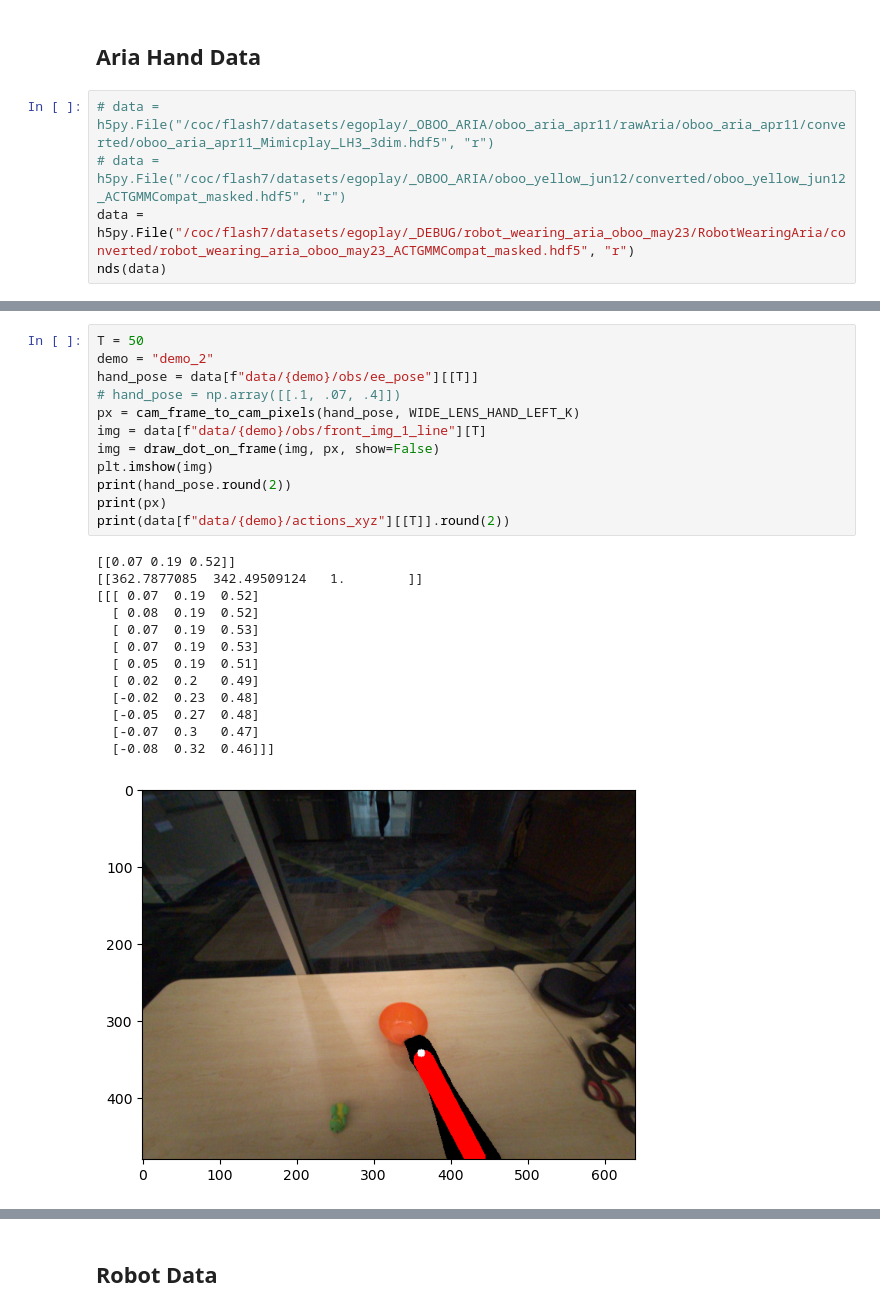
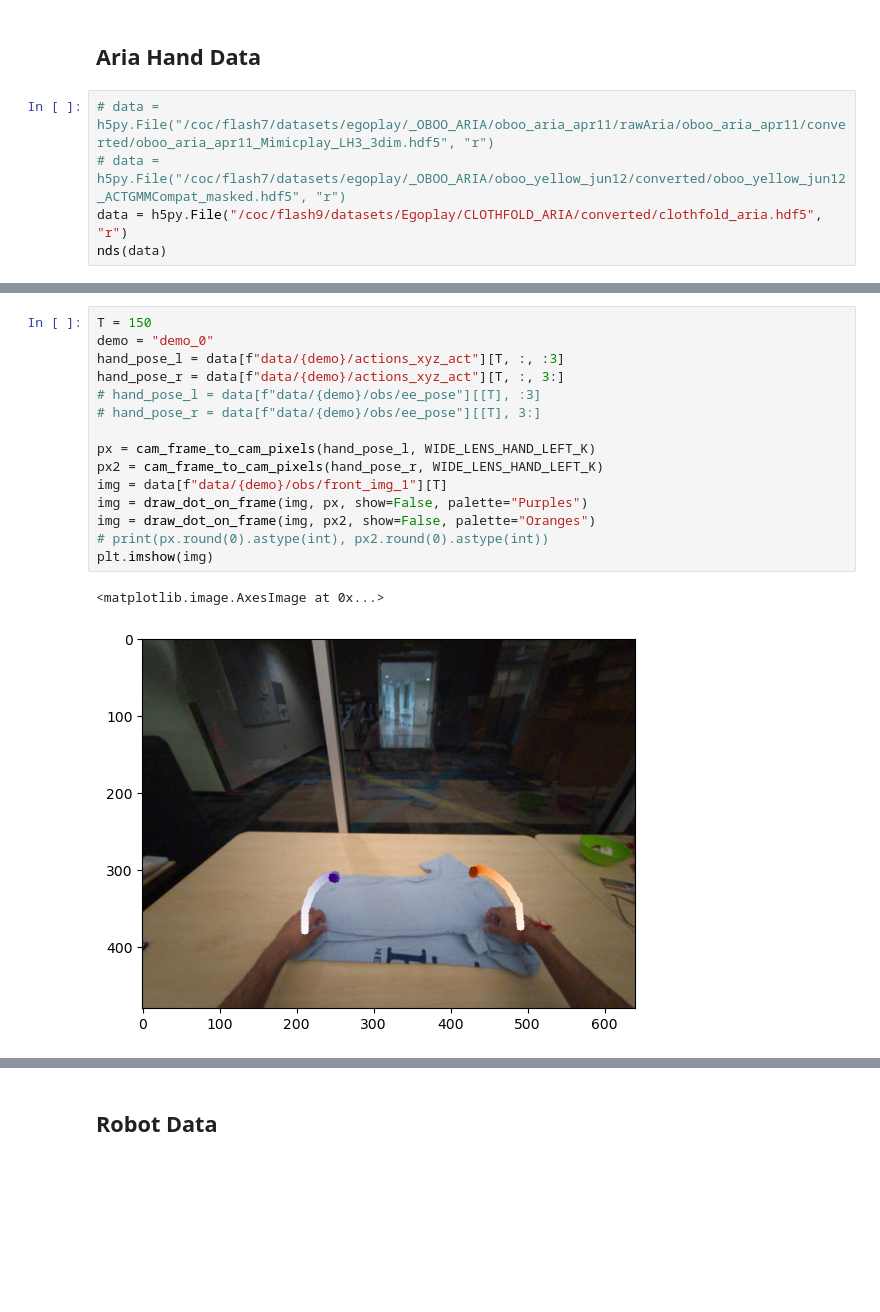
Before and after one commit to swati-gupta-tri-global/EgoMimic, a Jupyter notebook: mimicplay/scripts/aloha_process/VRV1.ipynb, the cells around one changed output, grey strips where cells are left out. Cells and saved outputs as stored; diff of their text form; blank space fills up the shorter version.

Commit message:
bimanual aria process and hand overlay fixes

```diff
--- a/mimicplay/scripts/aloha_process/VRV1.ipynb
+++ b/mimicplay/scripts/aloha_process/VRV1.ipynb
@@ -65,6 +65,6 @@ plt.imshow(img)
 # %%
 # data = h5py.File("/coc/flash7/datasets/egoplay/_OBOO_ARIA/oboo_aria_apr11/rawAria/oboo_aria_apr11/converted/oboo_aria_apr11_Mimicplay_LH3_3dim.hdf5", "r")
 # data = h5py.File("/coc/flash7/datasets/egoplay/_OBOO_ARIA/oboo_yellow_jun12/converted/oboo_yellow_jun12_ACTGMMCompat_masked.hdf5", "r")
-data = h5py.File("/coc/flash7/datasets/egoplay/_DEBUG/robot_wearing_aria_oboo_may23/RobotWearingAria/converted/robot_wearing_aria_oboo_may23_ACTGMMCompat_masked.hdf5", "r")
+data = h5py.File("/coc/flash9/datasets/Egoplay/CLOTHFOLD_ARIA/converted/clothfold_aria.hdf5", "r")
 nds(data)
 # %% [output]
@@ -88,26 +72,18 @@ mask: dict with keys:  <KeysViewHDF5 ['train', 'valid']>
-# %%
-T = 50
-demo = "demo_2"
-hand_pose = data[f"data/{demo}/obs/ee_pose"][[T]]
-# hand_pose = np.array([[.1, .07, .4]])
-px = cam_frame_to_cam_pixels(hand_pose, WIDE_LENS_HAND_LEFT_K)
-img = data[f"data/{demo}/obs/front_img_1_line"][T]
-img = draw_dot_on_frame(img, px, show=False)
-plt.imshow(img)
-print(hand_pose.round(2))
-print(px)
-print(data[f"data/{demo}/actions_xyz"][[T]].round(2))
-# %% [output]
-[[0.07 0.19 0.52]]
-[[362.7877085  342.49509124   1.        ]]
-[[[ 0.07  0.19  0.52]
-  [ 0.08  0.19  0.52]
-  [ 0.07  0.19  0.53]
-  [ 0.07  0.19  0.53]
-  [ 0.05  0.19  0.51]
-  [ 0.02  0.2   0.49]
-  [-0.02  0.23  0.48]
-  [-0.05  0.27  0.48]
-  [-0.07  0.3   0.47]
-  [-0.08  0.32  0.46]]]
-[figure, removed]
+# %%
+T = 150
+demo = "demo_0"
+hand_pose_l = data[f"data/{demo}/actions_xyz_act"][T, :, :3]
+hand_pose_r = data[f"data/{demo}/actions_xyz_act"][T, :, 3:]
+# hand_pose_l = data[f"data/{demo}/obs/ee_pose"][[T], :3]
+# hand_pose_r = data[f"data/{demo}/obs/ee_pose"][[T], 3:]
+
+px = cam_frame_to_cam_pixels(hand_pose_l, WIDE_LENS_HAND_LEFT_K)
+px2 = cam_frame_to_cam_pixels(hand_pose_r, WIDE_LENS_HAND_LEFT_K)
+img = data[f"data/{demo}/obs/front_img_1"][T]
+img = draw_dot_on_frame(img, px, show=False, palette="Purples")
+img = draw_dot_on_frame(img, px2, show=False, palette="Oranges")
+# print(px.round(0).astype(int), px2.round(0).astype(int))
+plt.imshow(img)
+# %% [output]
+<matplotlib.image.AxesImage at 0x...>
+[figure, added]
```
Also changed, not shown: parts of 7 cells of this notebook, 4 other files.
